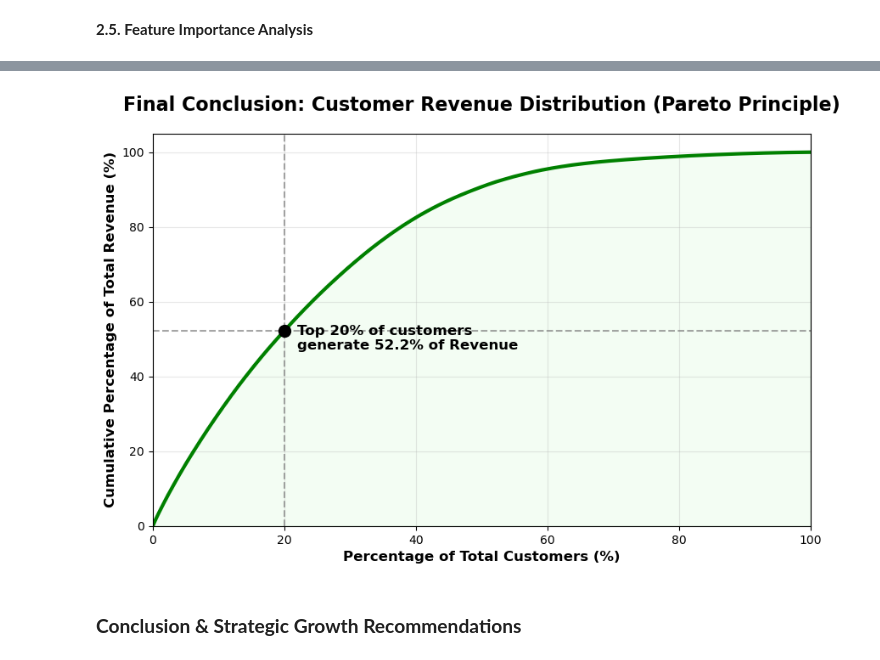
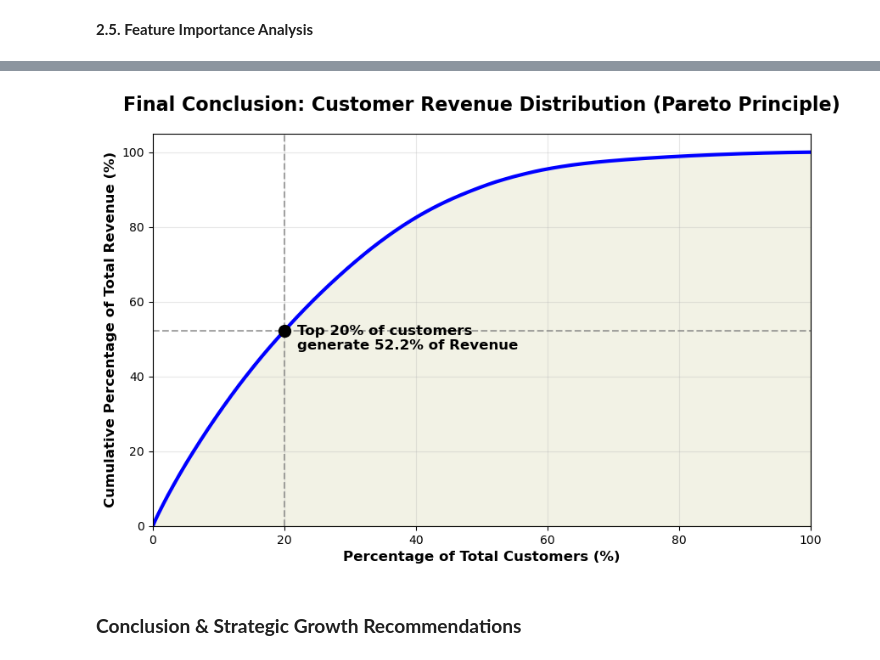
Before and after one commit to annugit1655/Customer-Behaviour-Analysis-with-CLTV, a Jupyter notebook: notebooks/03-HighValue_Prediction_&_Pareto_Analysis.ipynb, the cells around one changed output, grey strips where cells are left out. Cells and saved outputs as stored; diff of their text form; code cells hidden in the pictures.

```diff
--- a/notebooks/03-HighValue_Prediction_&_Pareto_Analysis.ipynb
+++ b/notebooks/03-HighValue_Prediction_&_Pareto_Analysis.ipynb
@@ -289,36 +273,36 @@ pareto_df = cluster_df.sort_values(by='Monetary', ascending=False).reset_index(d
 
 # Calculate cumulative percentage of customers and cumulative percentage of revenue
 pareto_df['Cumulative_Revenue'] = pareto_df['Monetary'].cumsum()
 pareto_df['Cumulative_Revenue_Pct'] = pareto_df['Cumulative_Revenue'] / pareto_df['Monetary'].sum() * 100
 pareto_df['Customer_Pct'] = (pareto_df.index + 1) / len(pareto_df) * 100
 
 # Find the point where top 20% of customers are
 top_20_revenue = pareto_df[pareto_df['Customer_Pct'] <= 20]['Cumulative_Revenue_Pct'].max()
 
 # Plotting the Executive Pareto Chart
 plt.figure(figsize=(10, 6))
 plt.plot(pareto_df['Customer_Pct'], pareto_df['Cumulative_Revenue_Pct'],
-         color='green', linewidth=3, label='Cumulative Revenue %')
+         color='blue', linewidth=3, label='Cumulative Revenue %')
 
 # Add reference lines for the 80/20 rule
 plt.axvline(x=20, color='grey', linestyle='--', alpha=0.7)
 plt.axhline(y=top_20_revenue, color='grey', linestyle='--', alpha=0.7)
 plt.scatter(20, top_20_revenue, color='black', s=100, zorder=5)
 
 # Annotations
 plt.text(22, top_20_revenue - 5, f'Top 20% of customers\ngenerate {top_20_revenue:.1f}% of Revenue',
          fontsize=12, fontweight='bold', color='black')
 
 plt.title('Final Conclusion: Customer Revenue Distribution (Pareto Principle)', fontsize=16, fontweight='bold', y=1.04)
 plt.xlabel('Percentage of Total Customers (%)', fontsize=12, fontweight='bold')
 plt.ylabel('Cumulative Percentage of Total Revenue (%)', fontsize=12, fontweight='bold')
-plt.fill_between(pareto_df['Customer_Pct'], pareto_df['Cumulative_Revenue_Pct'], color='lightgreen', alpha=0.1)
+plt.fill_between(pareto_df['Customer_Pct'], pareto_df['Cumulative_Revenue_Pct'], color='olive', alpha=0.1)
 plt.xlim(0, 100)
 plt.ylim(0, 105)
 plt.grid(alpha=0.3)
 plt.show()
 # %% [output]
-[figure, old version]
+[figure, new version]
 # %% [markdown]
 ### **Conclusion & Strategic Growth Recommendations**
 # %% [markdown]
```
Also changed, not shown: parts of 6 cells of this notebook, 1 other file.
